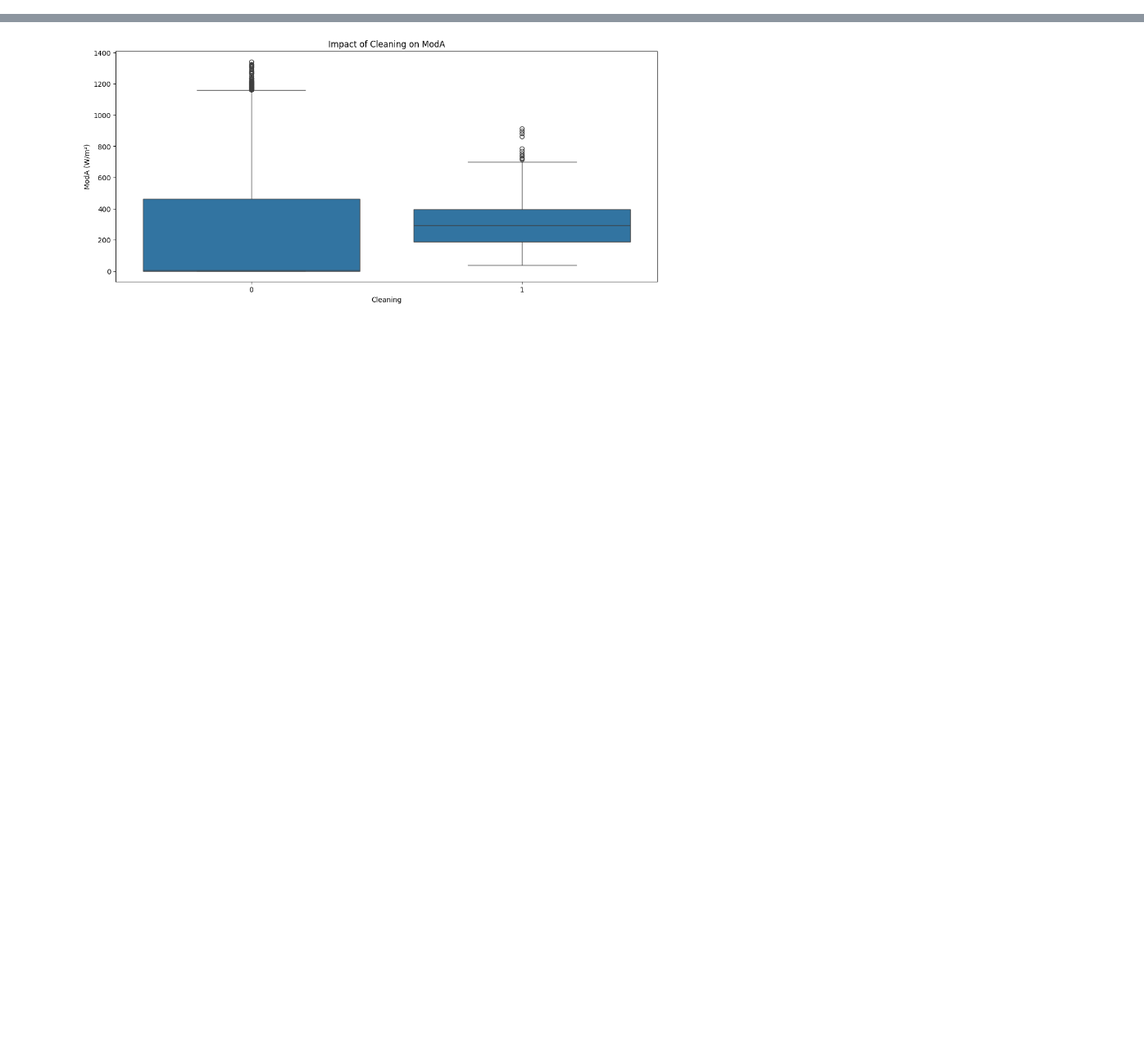
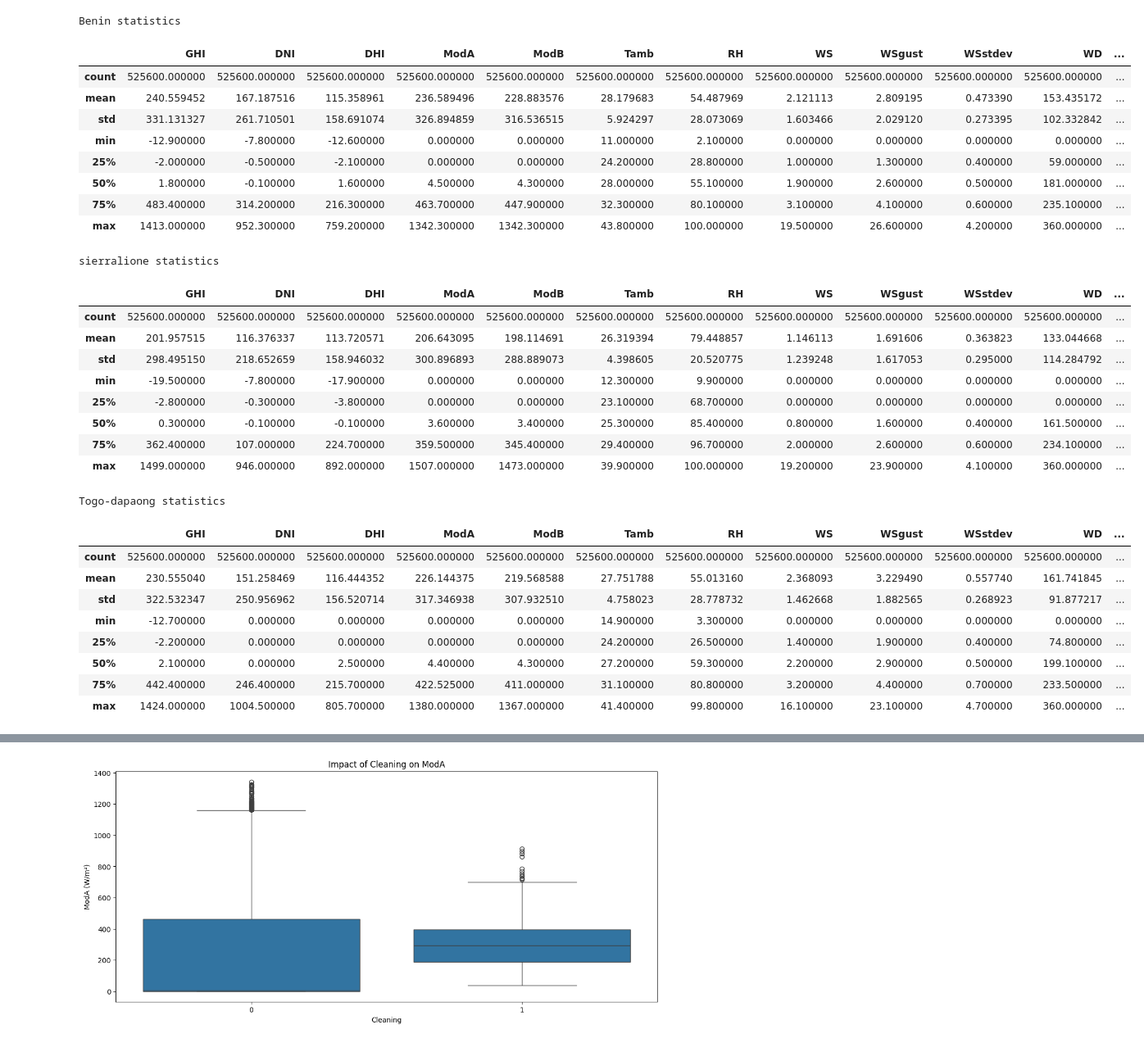
Before and after one commit to amannnnnyyyy/SolarRadiationMeasurement, a Jupyter notebook: notebooks/jup.ipynb, the cells around one changed output, grey strips where cells are left out. Shown at 82% size. Saved outputs shown, nothing was run; the diff lists cells and outputs as text; code cells hidden in the pictures; blank space fills up the shorter version.

```diff
--- a/notebooks/jup.ipynb
+++ b/notebooks/jup.ipynb
@@ -11,0 +42,38 @@ togo = pd.read_csv('../data/togo-dapaong_qc.csv')
+# %%
+print('Benin statistics')
+display(benin.describe())
+print('\n\nsierralione statistics')
+display(sierralione.describe())
+print('\n\nTogo-dapaong statistics')
+display(togo.describe())
+# %% [output]
+Benin statistics
+|  | GHI | DNI | DHI | ModA | ModB | Tamb | RH | WS | WSgust | WSstdev | WD | ... |
+| count | 525600.000000 | 525600.000000 | 525600.000000 | 525600.000000 | 525600.000000 | 525600.000000 | 525600.000000 | 525600.000000 | 525600.000000 | 525600.000000 | 525600.000000 | ... |
+| mean | 240.559452 | 167.187516 | 115.358961 | 236.589496 | 228.883576 | 28.179683 | 54.487969 | 2.121113 | 2.809195 | 0.473390 | 153.435172 | ... |
+| std | 331.131327 | 261.710501 | 158.691074 | 326.894859 | 316.536515 | 5.924297 | 28.073069 | 1.603466 | 2.029120 | 0.273395 | 102.332842 | ... |
+| min | -12.900000 | -7.800000 | -12.600000 | 0.000000 | 0.000000 | 11.000000 | 2.100000 | 0.000000 | 0.000000 | 0.000000 | 0.000000 | ... |
+| 25% | -2.000000 | -0.500000 | -2.100000 | 0.000000 | 0.000000 | 24.200000 | 28.800000 | 1.000000 | 1.300000 | 0.400000 | 59.000000 | ... |
+| 50% | 1.800000 | -0.100000 | 1.600000 | 4.500000 | 4.300000 | 28.000000 | 55.100000 | 1.900000 | 2.600000 | 0.500000 | 181.000000 | ... |
+| 75% | 483.400000 | 314.200000 | 216.300000 | 463.700000 | 447.900000 | 32.300000 | 80.100000 | 3.100000 | 4.100000 | 0.600000 | 235.100000 | ... |
+| max | 1413.000000 | 952.300000 | 759.200000 | 1342.300000 | 1342.300000 | 43.800000 | 100.000000 | 19.500000 | 26.600000 | 4.200000 | 360.000000 | ... |
+sierralione statistics
+|  | GHI | DNI | DHI | ModA | ModB | Tamb | RH | WS | WSgust | WSstdev | WD | ... |
+| count | 525600.000000 | 525600.000000 | 525600.000000 | 525600.000000 | 525600.000000 | 525600.000000 | 525600.000000 | 525600.000000 | 525600.000000 | 525600.000000 | 525600.000000 | ... |
+| mean | 201.957515 | 116.376337 | 113.720571 | 206.643095 | 198.114691 | 26.319394 | 79.448857 | 1.146113 | 1.691606 | 0.363823 | 133.044668 | ... |
+| std | 298.495150 | 218.652659 | 158.946032 | 300.896893 | 288.889073 | 4.398605 | 20.520775 | 1.239248 | 1.617053 | 0.295000 | 114.284792 | ... |
+| min | -19.500000 | -7.800000 | -17.900000 | 0.000000 | 0.000000 | 12.300000 | 9.900000 | 0.000000 | 0.000000 | 0.000000 | 0.000000 | ... |
+| 25% | -2.800000 | -0.300000 | -3.800000 | 0.000000 | 0.000000 | 23.100000 | 68.700000 | 0.000000 | 0.000000 | 0.000000 | 0.000000 | ... |
+| 50% | 0.300000 | -0.100000 | -0.100000 | 3.600000 | 3.400000 | 25.300000 | 85.400000 | 0.800000 | 1.600000 | 0.400000 | 161.500000 | ... |
+| 75% | 362.400000 | 107.000000 | 224.700000 | 359.500000 | 345.400000 | 29.400000 | 96.700000 | 2.000000 | 2.600000 | 0.600000 | 234.100000 | ... |
+| max | 1499.000000 | 946.000000 | 892.000000 | 1507.000000 | 1473.000000 | 39.900000 | 100.000000 | 19.200000 | 23.900000 | 4.100000 | 360.000000 | ... |
+Togo-dapaong statistics
+|  | GHI | DNI | DHI | ModA | ModB | Tamb | RH | WS | WSgust | WSstdev | WD | ... |
+| count | 525600.000000 | 525600.000000 | 525600.000000 | 525600.000000 | 525600.000000 | 525600.000000 | 525600.000000 | 525600.000000 | 525600.000000 | 525600.000000 | 525600.000000 | ... |
+| mean | 230.555040 | 151.258469 | 116.444352 | 226.144375 | 219.568588 | 27.751788 | 55.013160 | 2.368093 | 3.229490 | 0.557740 | 161.741845 | ... |
+| std | 322.532347 | 250.956962 | 156.520714 | 317.346938 | 307.932510 | 4.758023 | 28.778732 | 1.462668 | 1.882565 | 0.268923 | 91.877217 | ... |
+| min | -12.700000 | 0.000000 | 0.000000 | 0.000000 | 0.000000 | 14.900000 | 3.300000 | 0.000000 | 0.000000 | 0.000000 | 0.000000 | ... |
+| 25% | -2.200000 | 0.000000 | 0.000000 | 0.000000 | 0.000000 | 24.200000 | 26.500000 | 1.400000 | 1.900000 | 0.400000 | 74.800000 | ... |
+| 50% | 2.100000 | 0.000000 | 2.500000 | 4.400000 | 4.300000 | 27.200000 | 59.300000 | 2.200000 | 2.900000 | 0.500000 | 199.100000 | ... |
+| 75% | 442.400000 | 246.400000 | 215.700000 | 422.525000 | 411.000000 | 31.100000 | 80.800000 | 3.200000 | 4.400000 | 0.700000 | 233.500000 | ... |
+| max | 1424.000000 | 1004.500000 | 805.700000 | 1380.000000 | 1367.000000 | 41.400000 | 99.800000 | 16.100000 | 23.100000 | 4.700000 | 360.000000 | ... |
```
Also changed, not shown: parts of 14 cells of this notebook.
